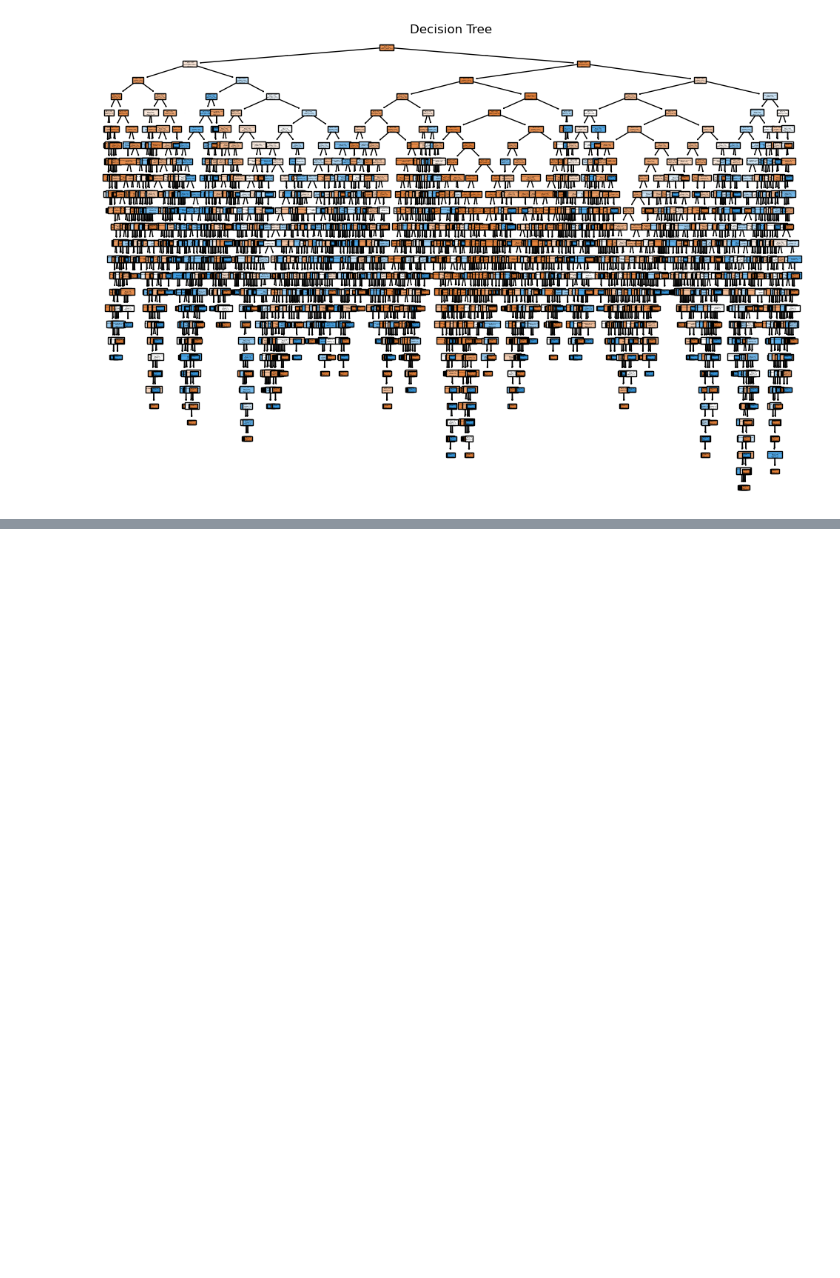
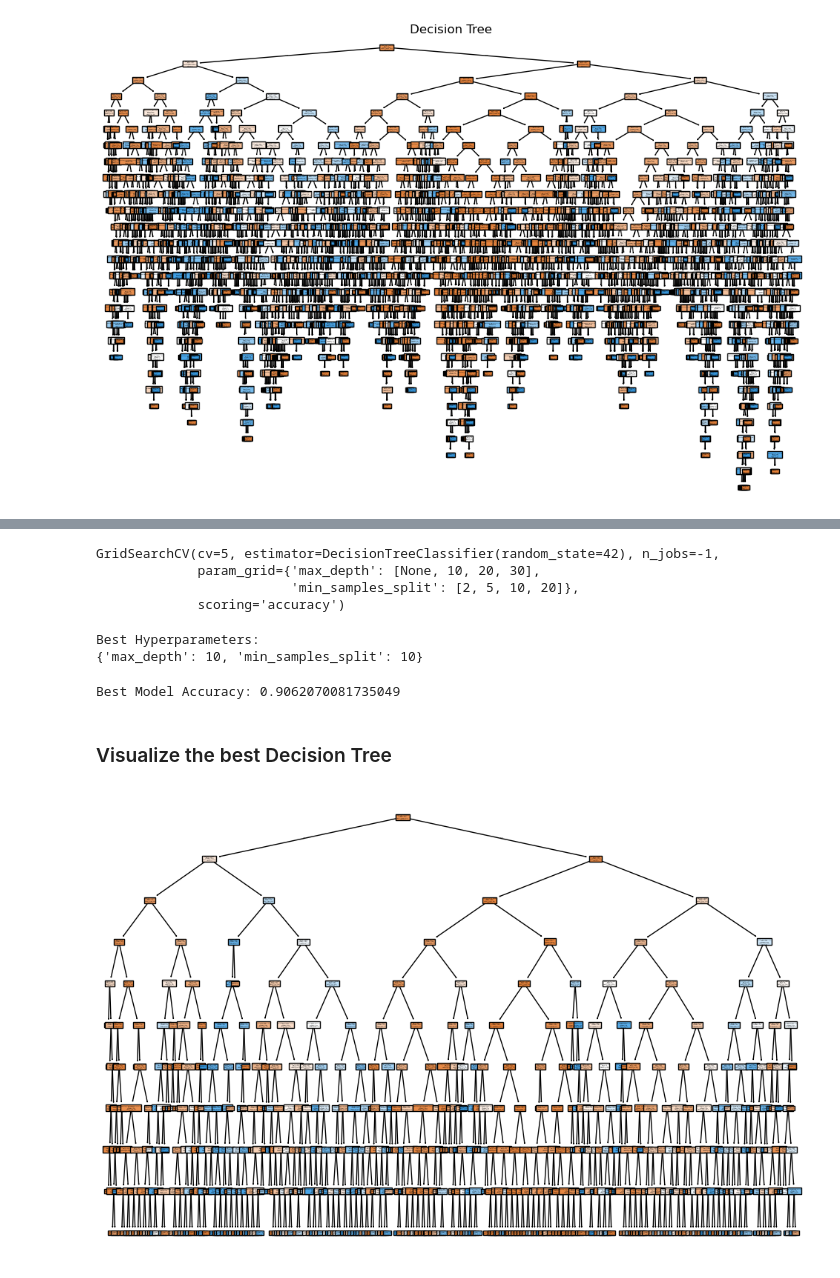
Before and after one commit to Deeksha-Sharma-906/PRODIGY_DS_03, a Jupyter notebook: Prodigy_DS_03.ipynb, the cells around one changed output, grey strips where cells are left out. Saved outputs shown, nothing was run; the diff lists cells and outputs as text; code cells hidden in the pictures; blank space fills up the shorter version.

```diff
--- a/Prodigy_DS_03.ipynb
+++ b/Prodigy_DS_03.ipynb
@@ -169,0 +172,41 @@ plt.show()
+# %%
+from sklearn.model_selection import GridSearchCV
+
+param_grid = {
+    'max_depth': [None, 10, 20, 30],
+    'min_samples_split': [2, 5, 10, 20]
+}
+# %%
+grid_search = GridSearchCV(estimator=DecisionTreeClassifier(random_state=42),
+                           param_grid=param_grid,
+                           scoring='accuracy',
+                           cv=5, n_jobs=-1)
+
+grid_search.fit(X_train, y_train)
+# %% [output]
+GridSearchCV(cv=5, estimator=DecisionTreeClassifier(random_state=42), n_jobs=-1,
+             param_grid={'max_depth': [None, 10, 20, 30],
+                         'min_samples_split': [2, 5, 10, 20]},
+             scoring='accuracy')
+# %%
+print("Best Hyperparameters:")
+print(grid_search.best_params_)
+# %% [output]
+Best Hyperparameters:
+{'max_depth': 10, 'min_samples_split': 10}
+# %%
+best_model = grid_search.best_estimator_
+y_pred_best = best_model.predict(X_test)
+# %%
+accuracy_best = accuracy_score(y_test, y_pred_best)
+print(f"Best Model Accuracy: {accuracy_best}")
+# %% [output]
+Best Model Accuracy: 0.9062070081735049
+# %% [markdown]
+### Visualize the best Decision Tree
+# %%
+plt.figure(figsize=(12, 8))
+plot_tree(best_model, filled=True, feature_names=features, class_names=["no", "yes"])
+plt.show()
+# %% [output]
+[figure, added]
```
Also changed, not shown: parts of 1 cell of this notebook.
